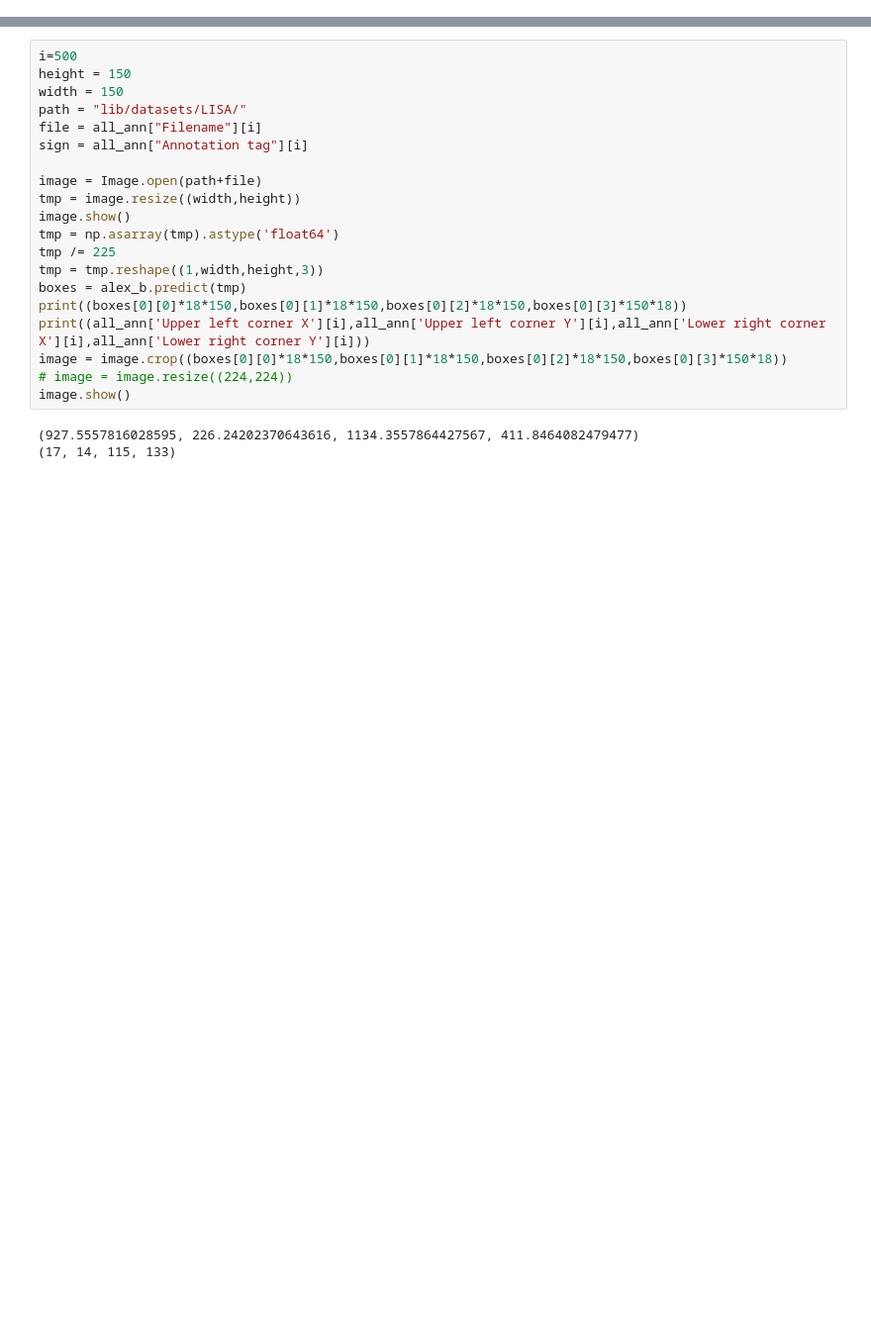
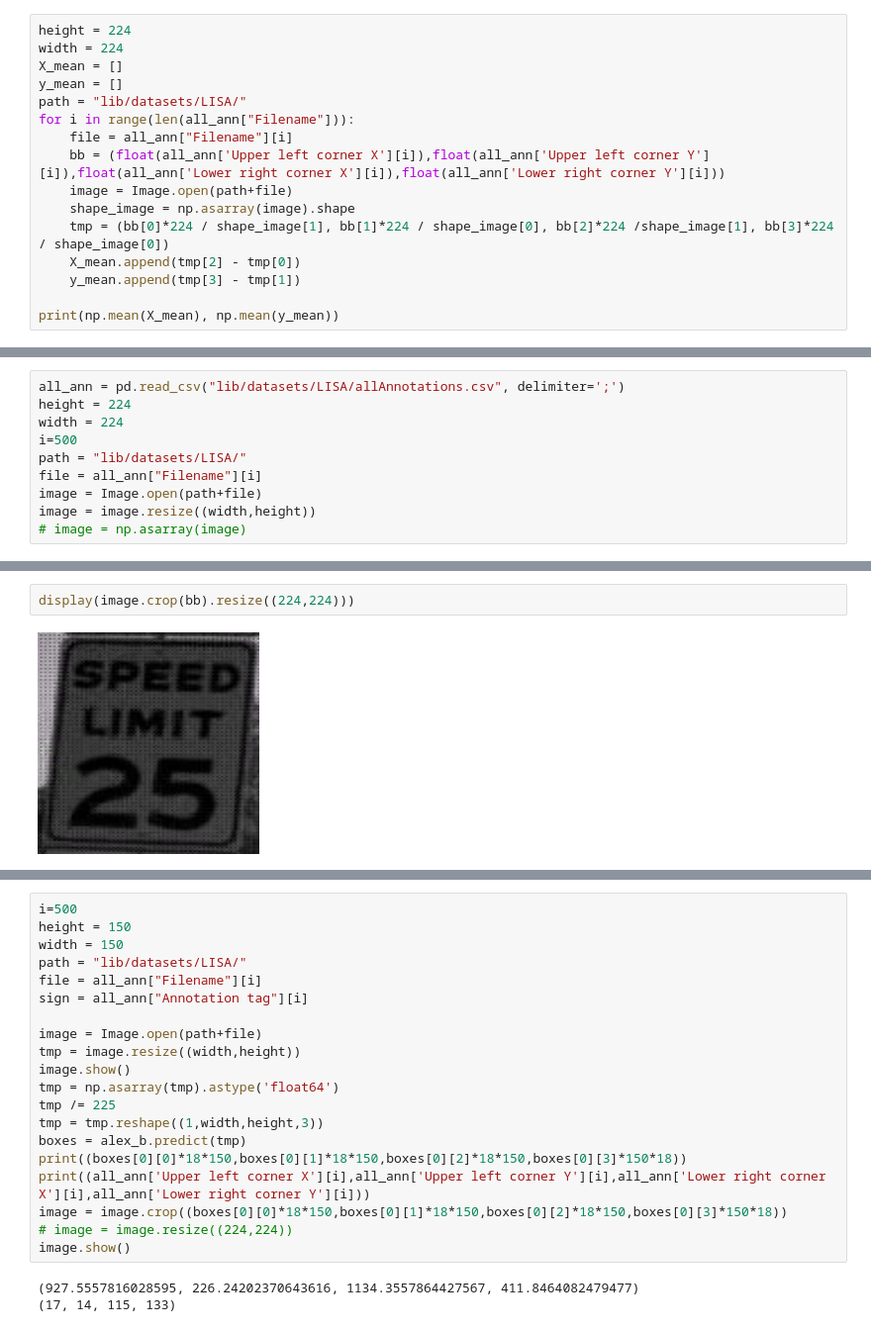
Before and after one commit to dokeefemain/AlphaSign, a Jupyter notebook: TrainBB.ipynb, the cells around one changed output, grey strips where cells are left out. Shown: that part at 99% size. Drawn from its saved outputs; the diff is of its cells as text; blank space fills up the shorter version.

```diff
--- a/TrainBB.ipynb
+++ b/TrainBB.ipynb
@@ -13,0 +52,16 @@ alex_b = tf.keras.models.load_model('App/lib/models/alex_bb')
+# %%
+height = 224
+width = 224
+X_mean = []
+y_mean = []
+path = "lib/datasets/LISA/"
+for i in range(len(all_ann["Filename"])):
+    file = all_ann["Filename"][i]
+    bb = (float(all_ann['Upper left corner X'][i]),float(all_ann['Upper left corner Y'][i]),float(all_ann['Lower right corner X'][i]),float(all_ann['Lower right corner Y'][i]))
+    image = Image.open(path+file)
+    shape_image = np.asarray(image).shape
+    tmp = (bb[0]*224 / shape_image[1], bb[1]*224 / shape_image[0], bb[2]*224 /shape_image[1], bb[3]*224 / shape_image[0])
+    X_mean.append(tmp[2] - tmp[0])
+    y_mean.append(tmp[3] - tmp[1])
+
+print(np.mean(X_mean), np.mean(y_mean))
@@ -13,0 +158,10 @@ alex_b = tf.keras.models.load_model('App/lib/models/alex_bb')
+# %%
+all_ann = pd.read_csv("lib/datasets/LISA/allAnnotations.csv", delimiter=';')
+height = 224
+width = 224
+i=500
+path = "lib/datasets/LISA/"
+file = all_ann["Filename"][i]
+image = Image.open(path+file)
+image = image.resize((width,height))
+# image = np.asarray(image)
@@ -13,0 +512,4 @@ alex_b = tf.keras.models.load_model('App/lib/models/alex_bb')
+# %%
+display(image.crop(bb).resize((224,224)))
+# %% [output]
+[figure, added]
```
Also changed, not shown: parts of 33 cells of this notebook, 6 other files.
